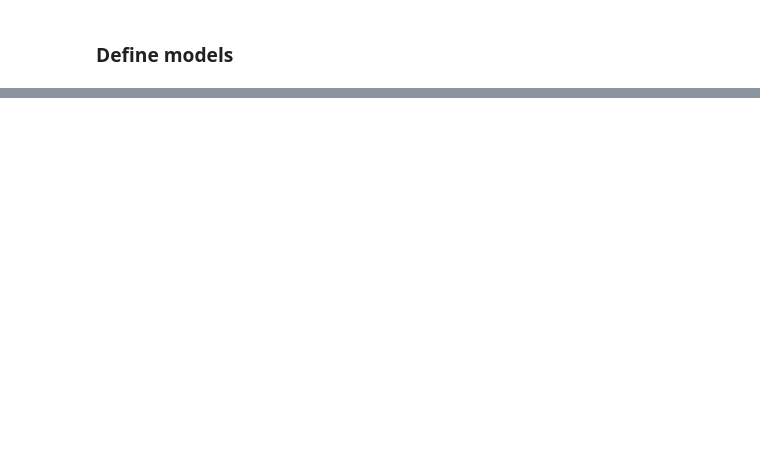
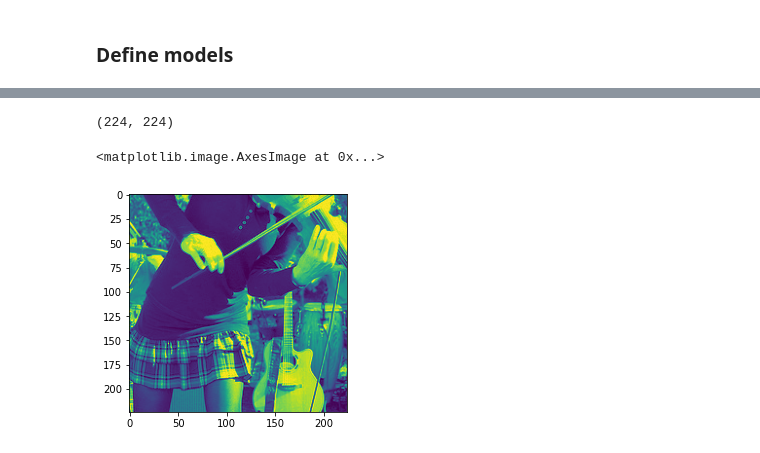
Before and after one commit to SimonLuder/FHNW_deep_learning_FS22, a Jupyter notebook: mini-challenges/mc2_image_captioning/mc2_main_notebook.ipynb, the cells around one changed output, grey strips where cells are left out. Drawn from its saved outputs; the diff is of its cells as text; code cells hidden in the pictures; blank space fills up the shorter version.

```diff
--- a/mini-challenges/mc2_image_captioning/mc2_main_notebook.ipynb
+++ b/mini-challenges/mc2_image_captioning/mc2_main_notebook.ipynb
@@ -250,5 +305,5 @@ class Flickr8kDataset(Dataset):
         length = torch.from_numpy(np.array(len(df_row['text_encoded'])))
         return image, caption, length
 # %%
-train_set = Flickr8kDataset(df_train, image_path, transform=image_transform)
-test_set = Flickr8kDataset(df_test, image_path, transform=image_transform)
+train_set = Flickr8kDataset(df_train, image_path, transform=image_transform, preload=True)
+test_set = Flickr8kDataset(df_test, image_path, transform=image_transform, preload=True)
@@ -257,7 +323,7 @@ test_set = Flickr8kDataset(df_test, image_path, transform=image_transform)
 # %%
 # Set seed
 torch.manual_seed(42)
-batch_size = 16
+batch_size = 64
 
 train_dataloader = DataLoader(
     dataset=train_set,
@@ -302,7 +373,7 @@ class EncoderCNN(nn.Module):
                 param.requires_grad = True
             else:
                 param.requires_grad = self.train_cnn
-        return self.dropout(self.relu(features))
+        return self.relu(features)
 
 
 
@@ -310,7 +381,9 @@ class DecoderRNN(nn.Module):
 
     def __init__(self, embed_size, hidden_size, vocab_size, num_layers, dropout=0):
         super(DecoderRNN, self).__init__()
-        self.embedding = nn.Embedding(vocab_size, embed_size) # ????????????????
+        # self.embedding = nn.Embedding(vocab_size, embed_size) # ????????????????
+        self.embedding = nn.Embedding.from_pretrained(vocab.vectors, freeze=True)
+        # self.inv_embedding = nn.Linear(vocab.vectors.size()[1], vocab.vectors.size()[0])
         self.lstm = nn.LSTM(input_size=embed_size,
                             hidden_size=hidden_size,
                             num_layers=num_layers,
@@ -425,17 +494,17 @@ import torch.optim as optim
 from tqdm import tqdm
 from torch.nn.utils.rnn import pack_padded_sequence
 
-wandb.init(project="del_mc2_image_cap", entity="Simon")
+# wandb.init(reinit=True, project="del_mc2", entity="simonluder")
 
 # hyperparameters
-embedding_size=256
-hidden_size = 256
+embed_size=100
+hidden_size = 100
 vocab_size = vocab.vectors.size()[0]
 num_layers = 1
-learning_rate = 0.0003
+learning_rate = 0.003
 num_epochs=3
 
-model = CNNtoRNN(embedding_size, hidden_size, vocab_size, num_layers).to(device)
+model = CNNtoRNN(embed_size, hidden_size, vocab_size, num_layers).to(device)
 criterion = nn.CrossEntropyLoss() # ignore_index
 optimizer = optim.Adam(model.parameters(), lr = learning_rate)
 
@@ -447,6 +516,7 @@ step = 0
 for epoch in range(num_epochs):
     print("epoch:", epoch)
     for i, (imgs, captions, lengths) in tqdm(enumerate(train_dataloader)):
+        pass
         step += len(imgs)
         # print(np.shape(imgs), np.shape(captions))
         imgs = imgs.to(device)
@@ -467,4 +537,8 @@ for epoch in range(num_epochs):
         loss.backward()
         optimizer.step()
 
-        wandb.log({"train_loss": loss}, step=step)
+        if i % 10 == 0:
+            wandb.log({
+                "train_loss": loss,
+                "epoch":epoch+1,
+                }, step=step)
@@ -478,2 +574,10 @@ len(outputs[0])
 # %%
-model.caption_images(vocab)
+# model.caption_images(vocab)
+np.shape(imgs[0][0].numpy())
+# %% [output]
+(224, 224)
+# %%
+plt.imshow(imgs[6][0].numpy())
+# %% [output]
+<matplotlib.image.AxesImage at 0x...>
+[figure, added]
```
Also changed, not shown: parts of 22 cells of this notebook.
